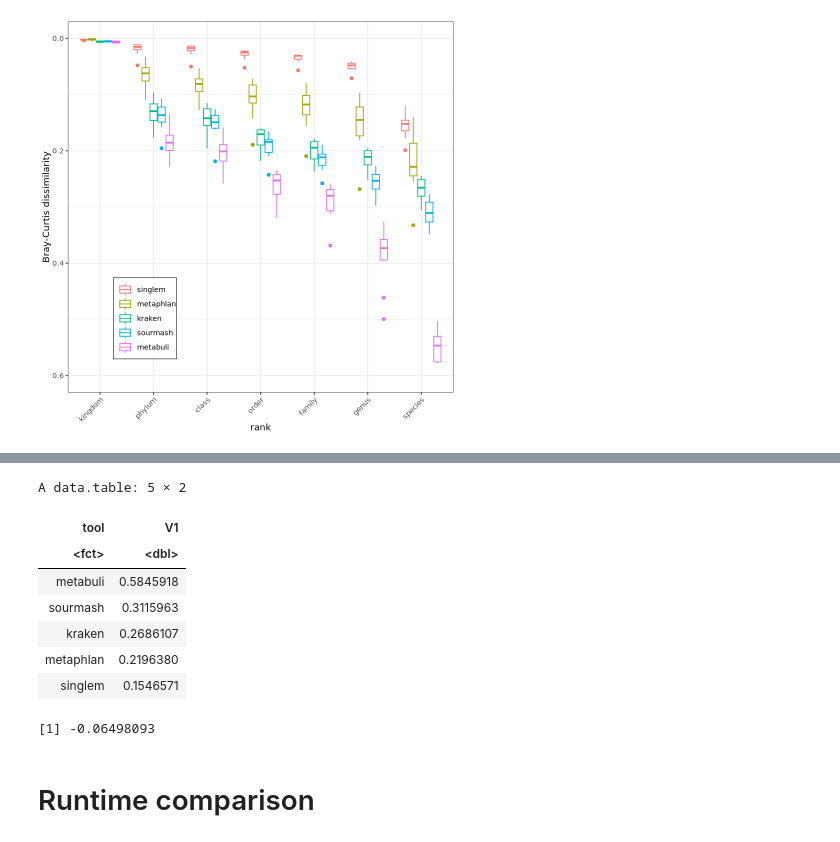
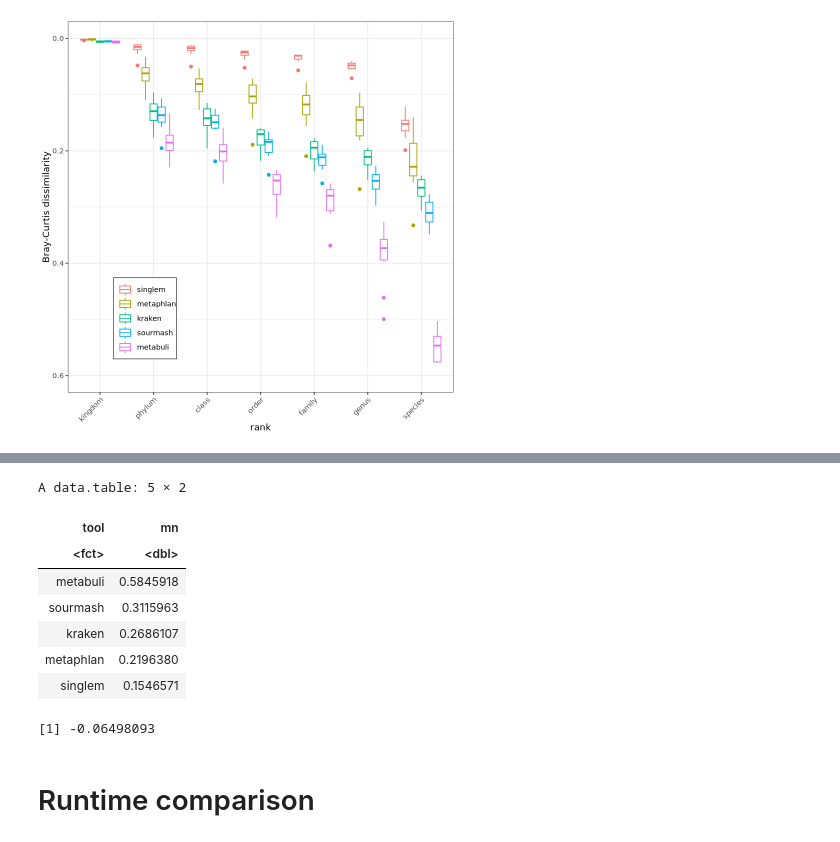
Before and after one commit to timbalam/singlem-benchmarking, a Jupyter notebook: 1_novel_strains/plot.ipynb, the cells around one changed output, grey strips where cells are left out. Cells and saved outputs as stored; diff of their text form; code cells hidden in the pictures.

```diff
--- a/1_novel_strains/plot.ipynb
+++ b/1_novel_strains/plot.ipynb
@@ -162,12 +166,12 @@ A data.table: 5 × 2
 [figure]
 # %%
 # How much better is singlem than the next best tool?
-means = bcc[rank=='species', mean(value), by=tool][order(-V1)]
+means = bcc[rank=='species', list(mn = mean(value)), by=tool][order(-mn)]
 means
-means[tool=='singlem', V1] - means[tool!='singlem', min(V1)]
+means[tool=='singlem', mn] - means[tool!='singlem', min(mn)]
 # %% [output]
 A data.table: 5 × 2
-| tool | V1 |
+| tool | mn |
 | <fct> | <dbl> |
 | metabuli | 0.5845918 |
 | sourmash | 0.3115963 |
```
Also changed, not shown: parts of 4 cells of this notebook, 2 other files.
